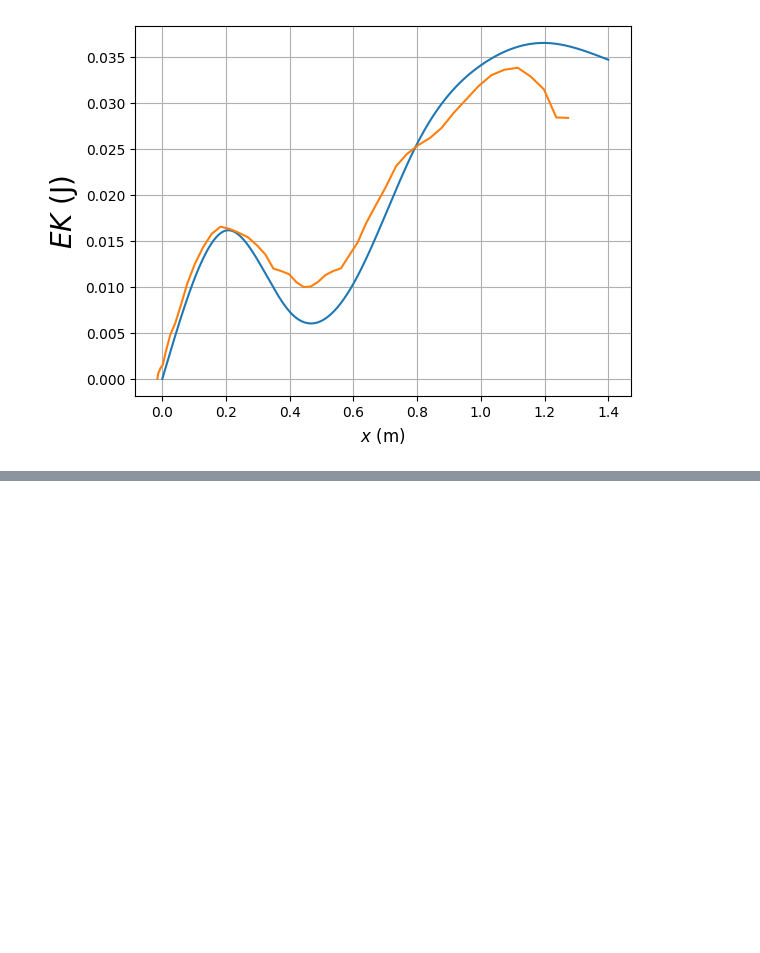
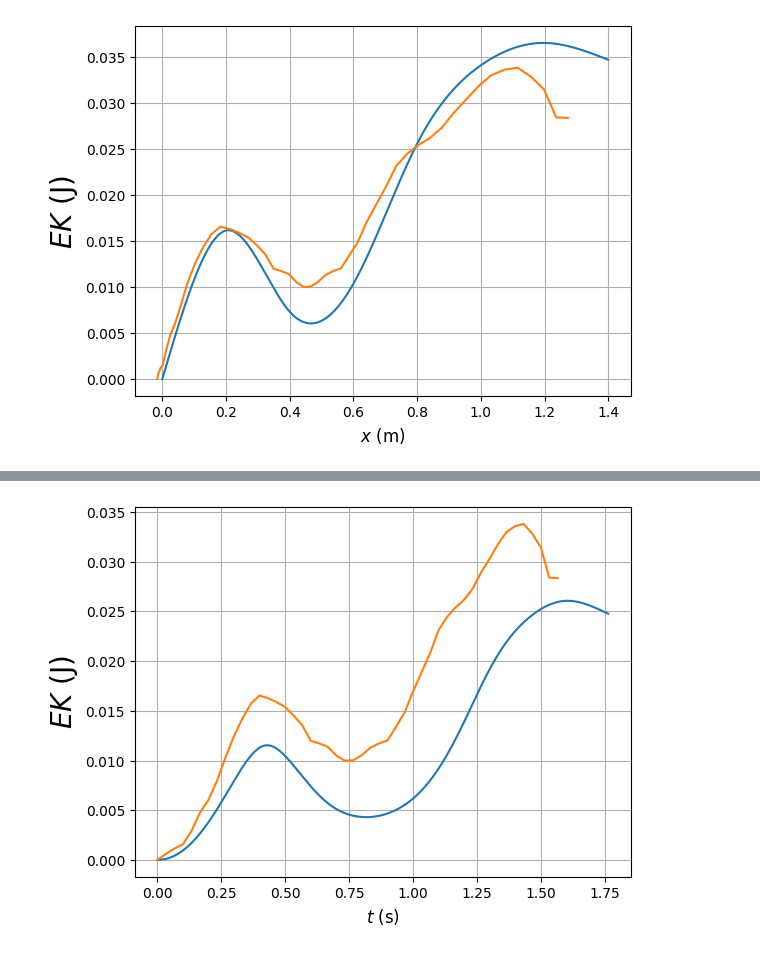
Before and after one commit to KSkrede/FysikkLab, a Jupyter notebook: FysikkLab.ipynb, the cells around one changed output, grey strips where cells are left out. Saved outputs shown, nothing was run; the diff lists cells and outputs as text; code cells hidden in the pictures; blank space fills up the shorter version.

```diff
--- a/FysikkLab.ipynb
+++ b/FysikkLab.ipynb
@@ -192 +260,13 @@ plt.show()
+# %%
+def kinetic_energy():
+    return 1/2 * M * v()**2
+
+plt.plot(t(), kinetic_energy())
+plt.plot(time_data, ek_data)
+plt.xlabel('$t$ (s)', fontsize=12)
+plt.ylabel('$EK$ (J)', fontsize=20)
+plt.grid()
+plt.show()
+# %% [output]
+[figure, added]
 # %% [markdown]
```
Also changed, not shown: parts of 8 cells of this notebook, 1 other file.
